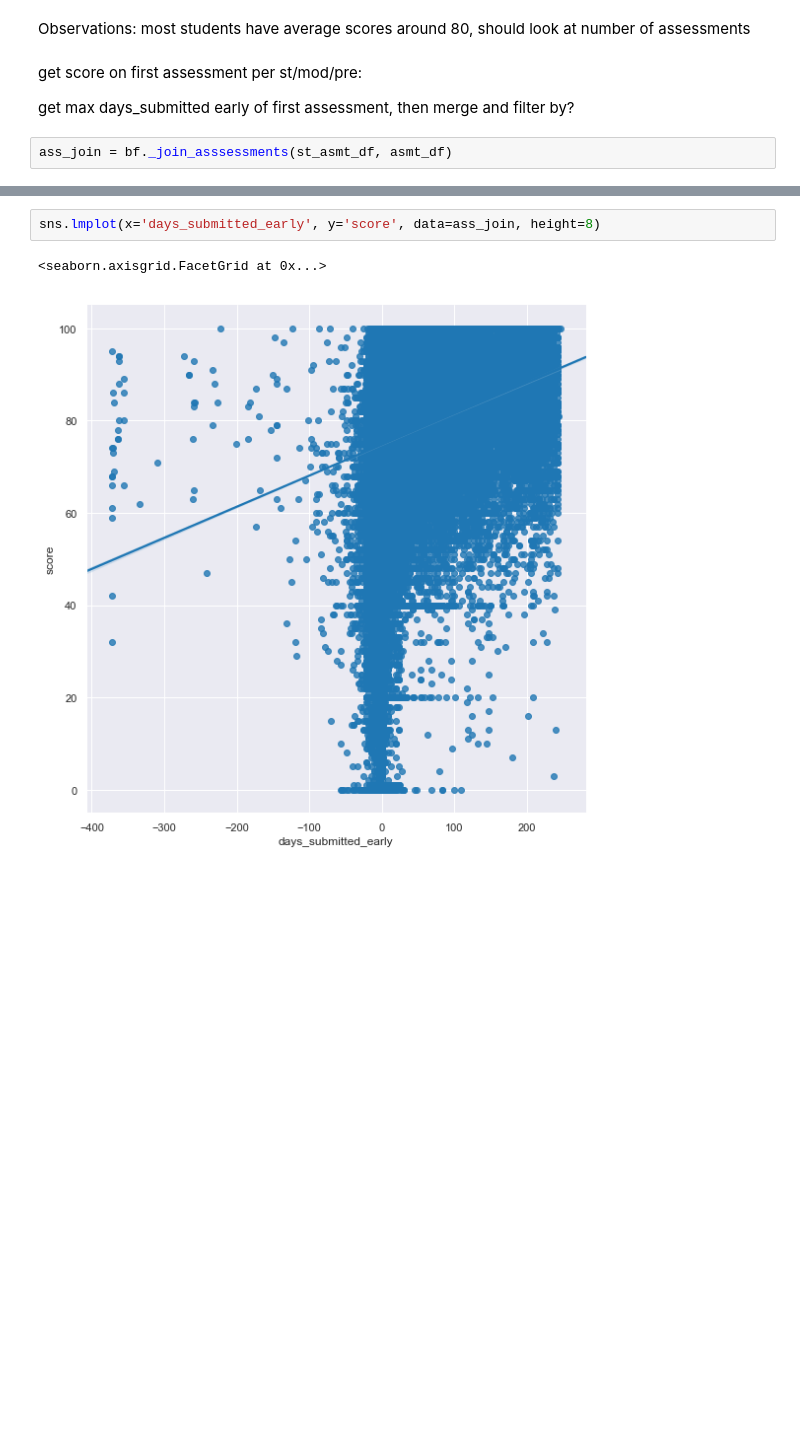
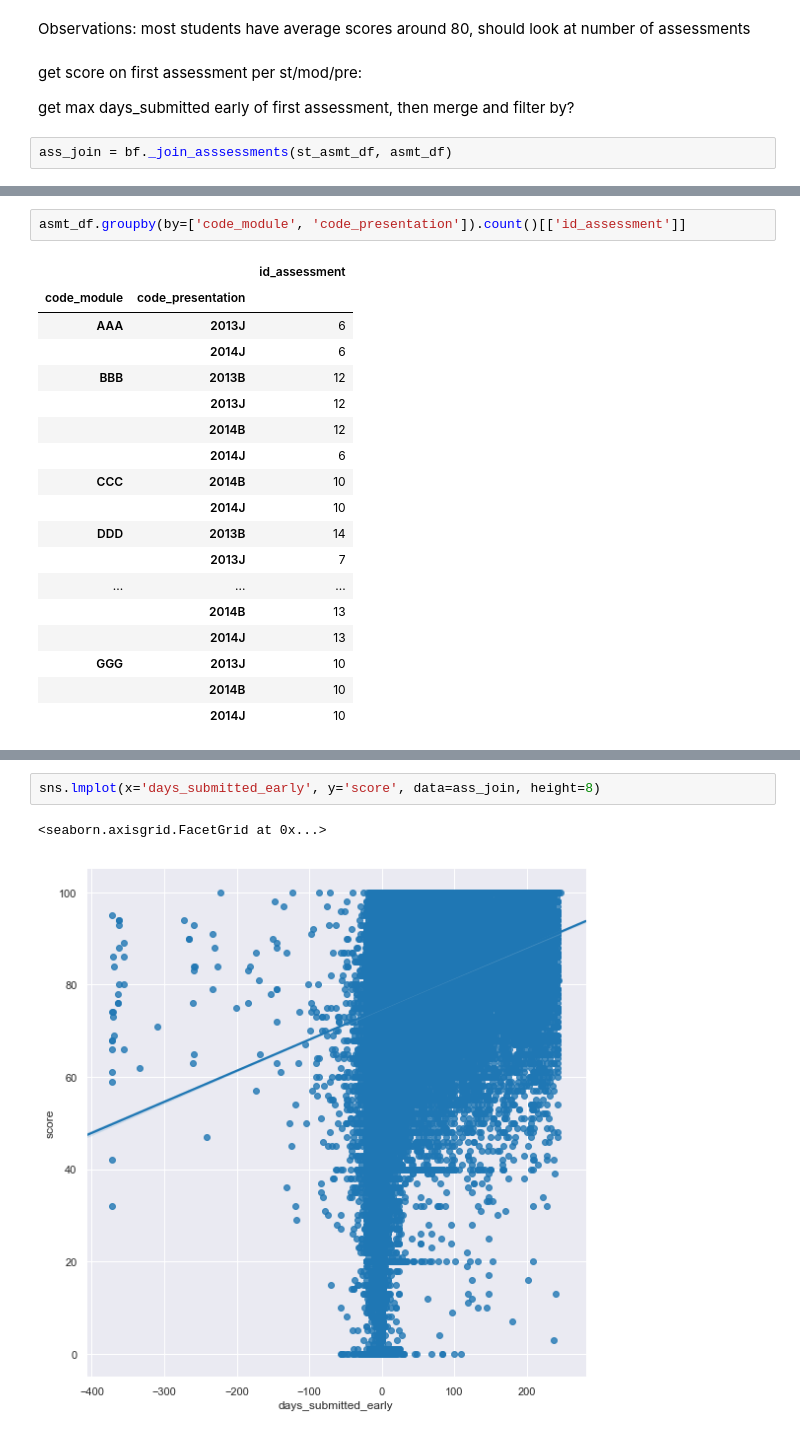
Before and after one commit to jeremymiller00/Predicting-Success-in-Online-Education, a Jupyter notebook: notebooks/exploring_student_assessment.ipynb, the cells around one changed output, grey strips where cells are left out. Cells and saved outputs as stored; diff of their text form; blank space fills up the shorter version.

```diff
--- a/notebooks/exploring_student_assessment.ipynb
+++ b/notebooks/exploring_student_assessment.ipynb
@@ -52,0 +78,21 @@ ass_join = bf._join_asssessments(st_asmt_df, asmt_df)
+# %%
+asmt_df.groupby(by=['code_module', 'code_presentation']).count()[['id_assessment']]
+# %% [output]
+|  |  | id_assessment |
+| code_module | code_presentation |  |
+| AAA | 2013J | 6 |
+|  | 2014J | 6 |
+| BBB | 2013B | 12 |
+|  | 2013J | 12 |
+|  | 2014B | 12 |
+|  | 2014J | 6 |
+| CCC | 2014B | 10 |
+|  | 2014J | 10 |
+| DDD | 2013B | 14 |
+|  | 2013J | 7 |
+| ... | ... | ... |
+|  | 2014B | 13 |
+|  | 2014J | 13 |
+| GGG | 2013J | 10 |
+|  | 2014B | 10 |
+|  | 2014J | 10 |
```
Also changed, not shown: parts of 5 cells of this notebook, 1 other file.
